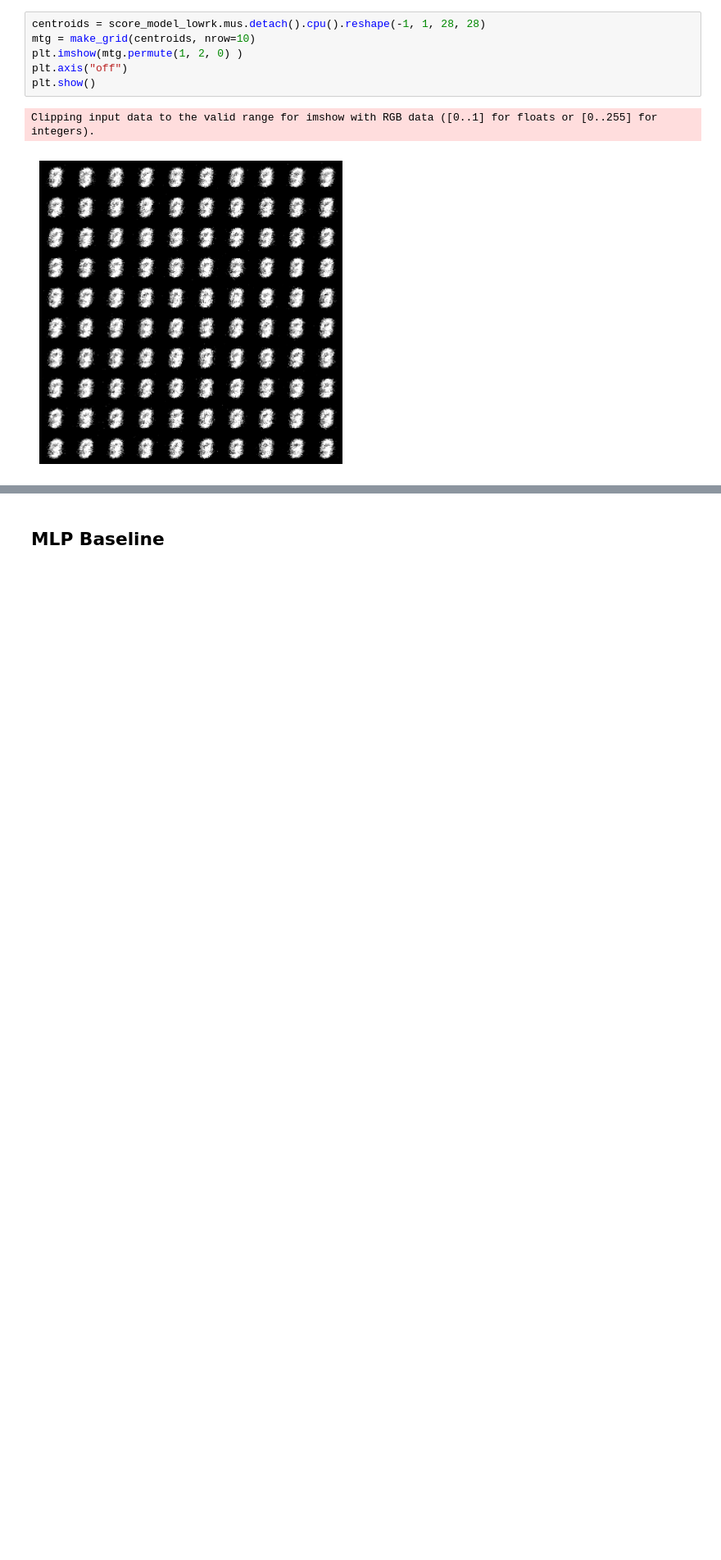
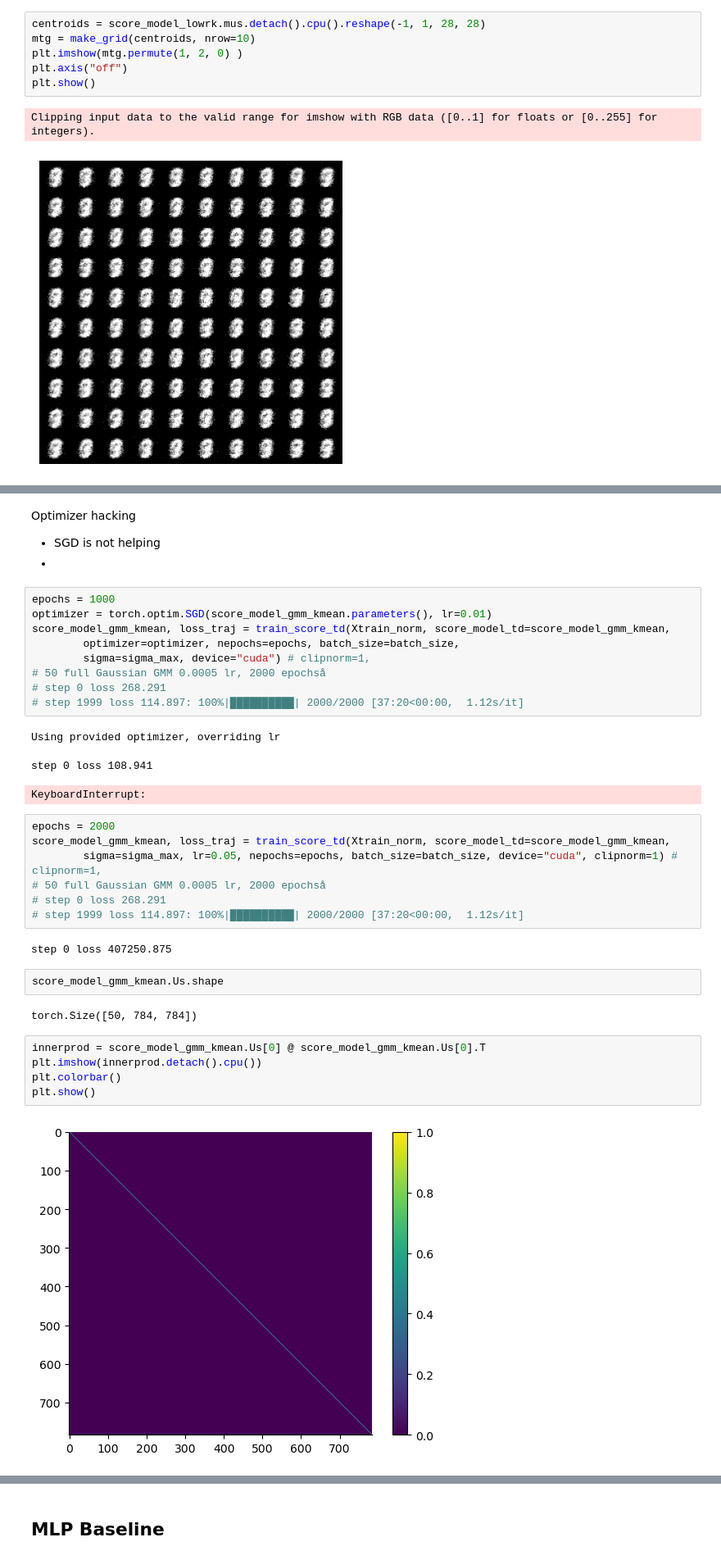
Before and after one commit to Animadversio/DiffusionMemorization, a Jupyter notebook: score_ansatz_NN_image_exp.ipynb, the cells around one changed output, grey strips where cells are left out. Shown at 82% size. Drawn from its saved outputs; the diff is of its cells as text; blank space fills up the shorter version.

```diff
--- a/score_ansatz_NN_image_exp.ipynb
+++ b/score_ansatz_NN_image_exp.ipynb
@@ -685,0 +810,37 @@ Clipping input data to the valid range for imshow with RGB data ([0..1] for floa
+# %% [markdown]
+Optimizer hacking
+* SGD is not helping
+*
+# %%
+epochs = 1000
+optimizer = torch.optim.SGD(score_model_gmm_kmean.parameters(), lr=0.01)
+score_model_gmm_kmean, loss_traj = train_score_td(Xtrain_norm, score_model_td=score_model_gmm_kmean,
+        optimizer=optimizer, nepochs=epochs, batch_size=batch_size,
+        sigma=sigma_max, device="cuda") # clipnorm=1,
+# 50 full Gaussian GMM 0.0005 lr, 2000 epochså
+# step 0 loss 268.291
+# step 1999 loss 114.897: 100%|██████████| 2000/2000 [37:20<00:00,  1.12s/it]
+# %% [output]
+Using provided optimizer, overriding lr
+step 0 loss 108.941
+KeyboardInterrupt:
+# %%
+epochs = 2000
+score_model_gmm_kmean, loss_traj = train_score_td(Xtrain_norm, score_model_td=score_model_gmm_kmean,
+        sigma=sigma_max, lr=0.05, nepochs=epochs, batch_size=batch_size, device="cuda", clipnorm=1) # clipnorm=1,
+# 50 full Gaussian GMM 0.0005 lr, 2000 epochså
+# step 0 loss 268.291
+# step 1999 loss 114.897: 100%|██████████| 2000/2000 [37:20<00:00,  1.12s/it]
+# %% [output]
+step 0 loss 407250.875
+# %%
+score_model_gmm_kmean.Us.shape
+# %% [output]
+torch.Size([50, 784, 784])
+# %%
+innerprod = score_model_gmm_kmean.Us[0] @ score_model_gmm_kmean.Us[0].T
+plt.imshow(innerprod.detach().cpu())
+plt.colorbar()
+plt.show()
+# %% [output]
+[figure, added]
```
Also changed, not shown: parts of 32 cells of this notebook, 2 other files.
